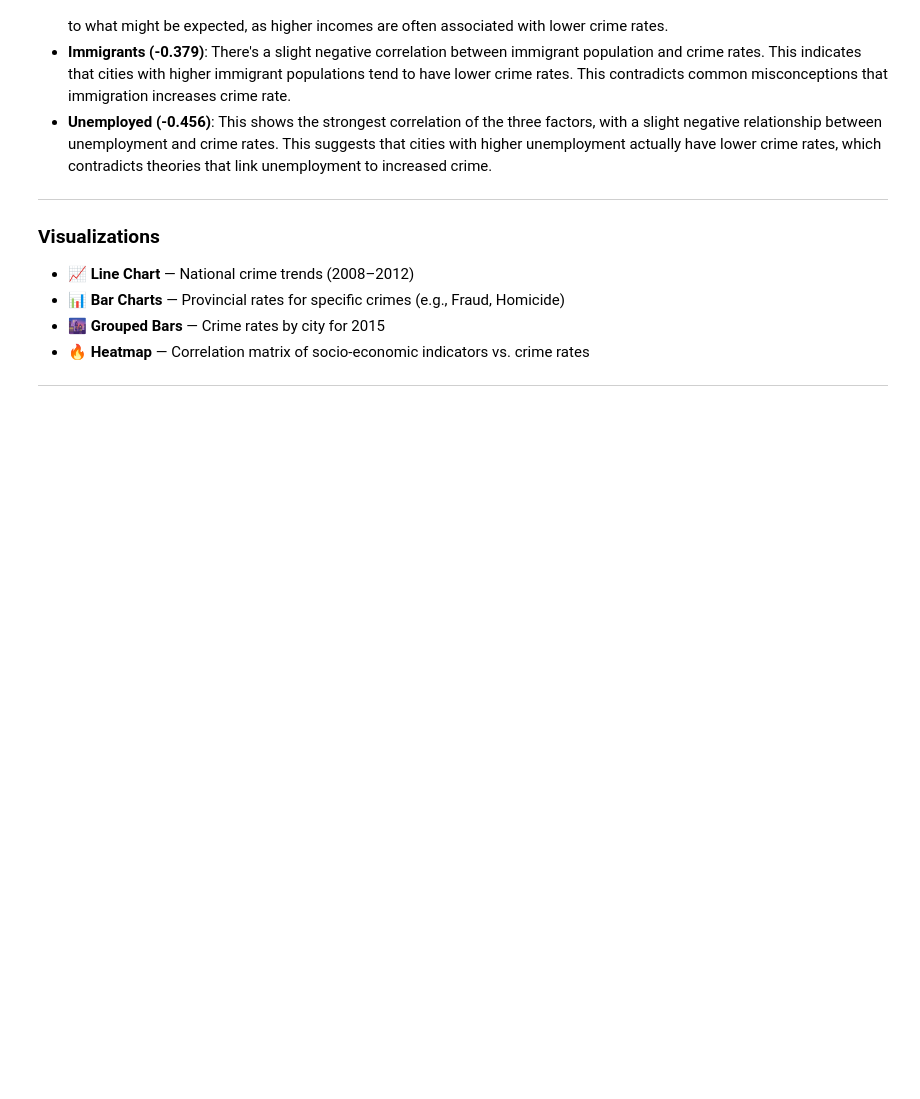
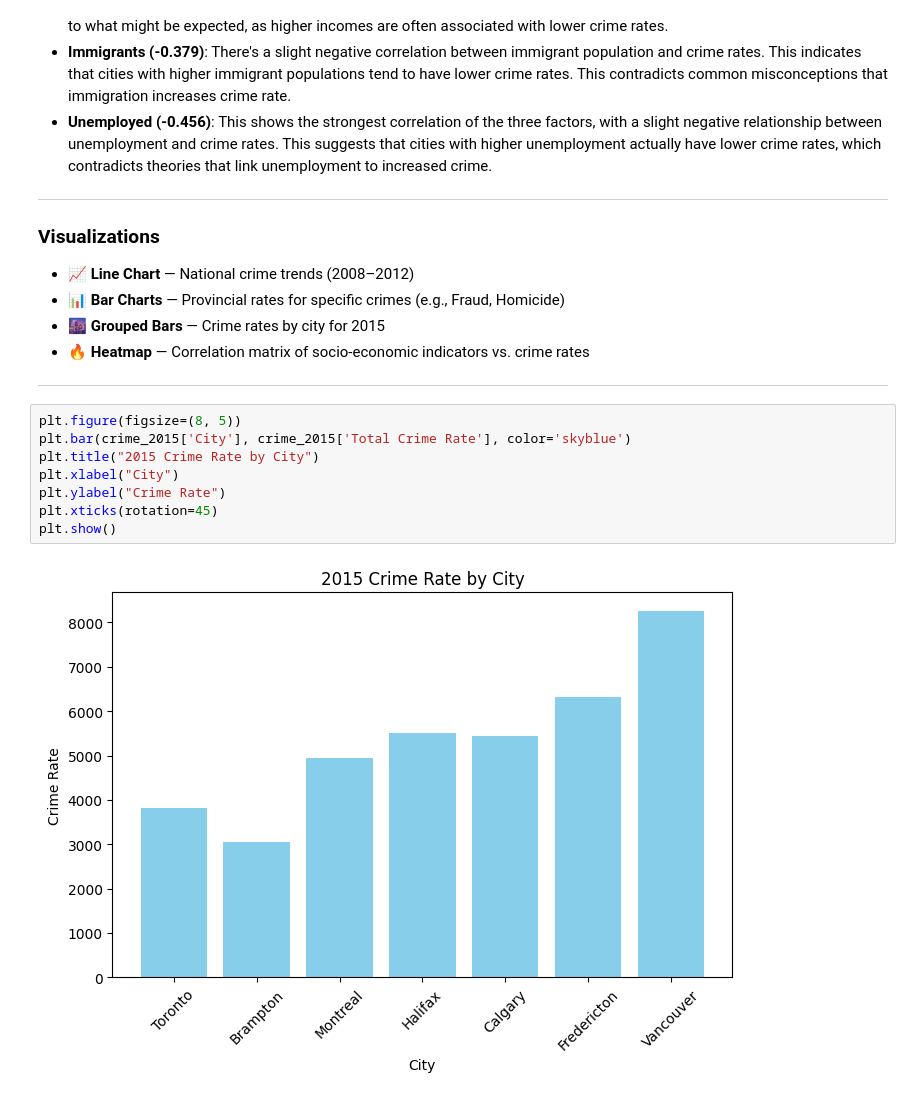
Before and after one commit to priyyal/crime-analysis-canada, a Jupyter notebook: crime_clean.ipynb, the cells around one changed output. Drawn from its saved outputs; the diff is of its cells as text; blank space fills up the shorter version.

Commit message:
Completed visualization of data

```diff
--- a/crime_clean.ipynb
+++ b/crime_clean.ipynb
@@ -321,3 +322,13 @@ City-level crime data (`merged_cities_crime_df`) for 2015 showed:
 - 🔥 **Heatmap** — Correlation matrix of socio-economic indicators vs. crime rates
 
 ---
+# %%
+plt.figure(figsize=(8, 5))
+plt.bar(crime_2015['City'], crime_2015['Total Crime Rate'], color='skyblue')
+plt.title("2015 Crime Rate by City")
+plt.xlabel("City")
+plt.ylabel("Crime Rate")
+plt.xticks(rotation=45)
+plt.show()
+# %% [output]
+[figure, added]
```
Also changed, not shown: parts of 7 cells of this notebook.
